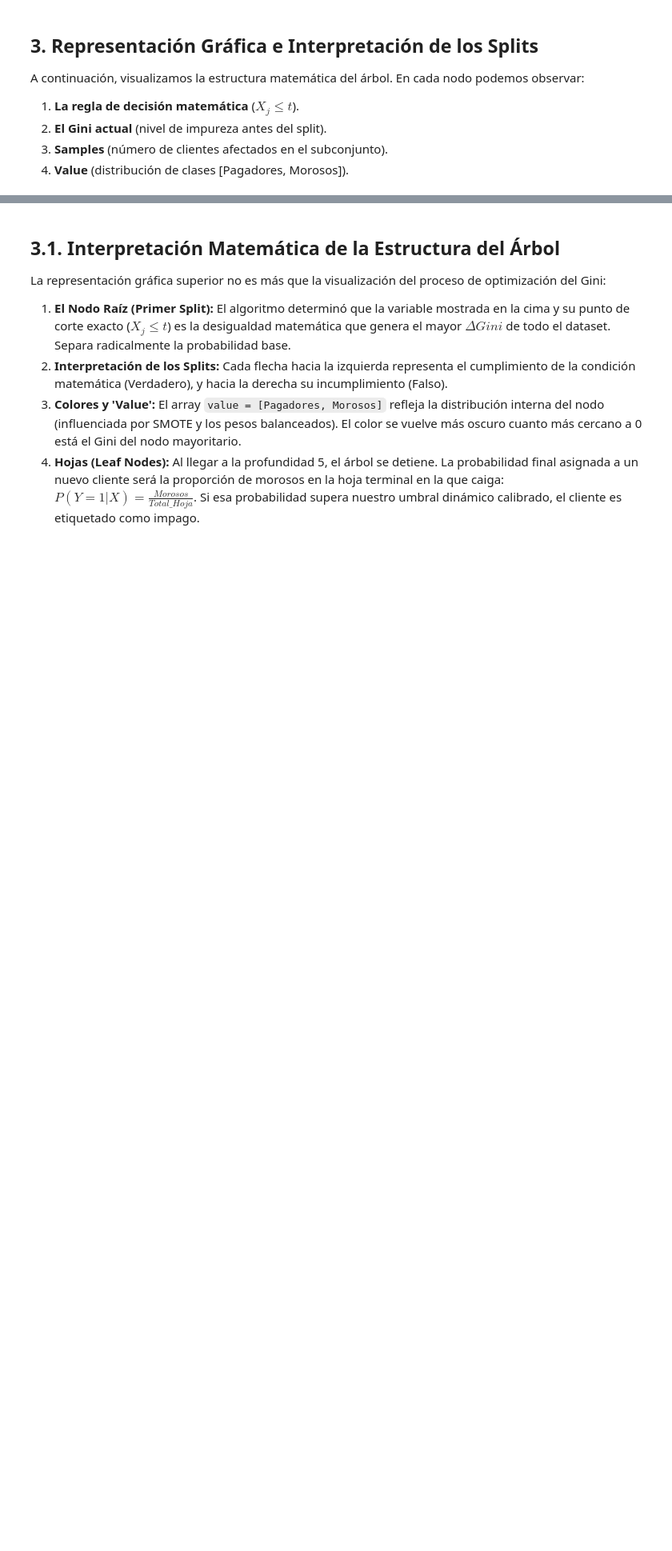
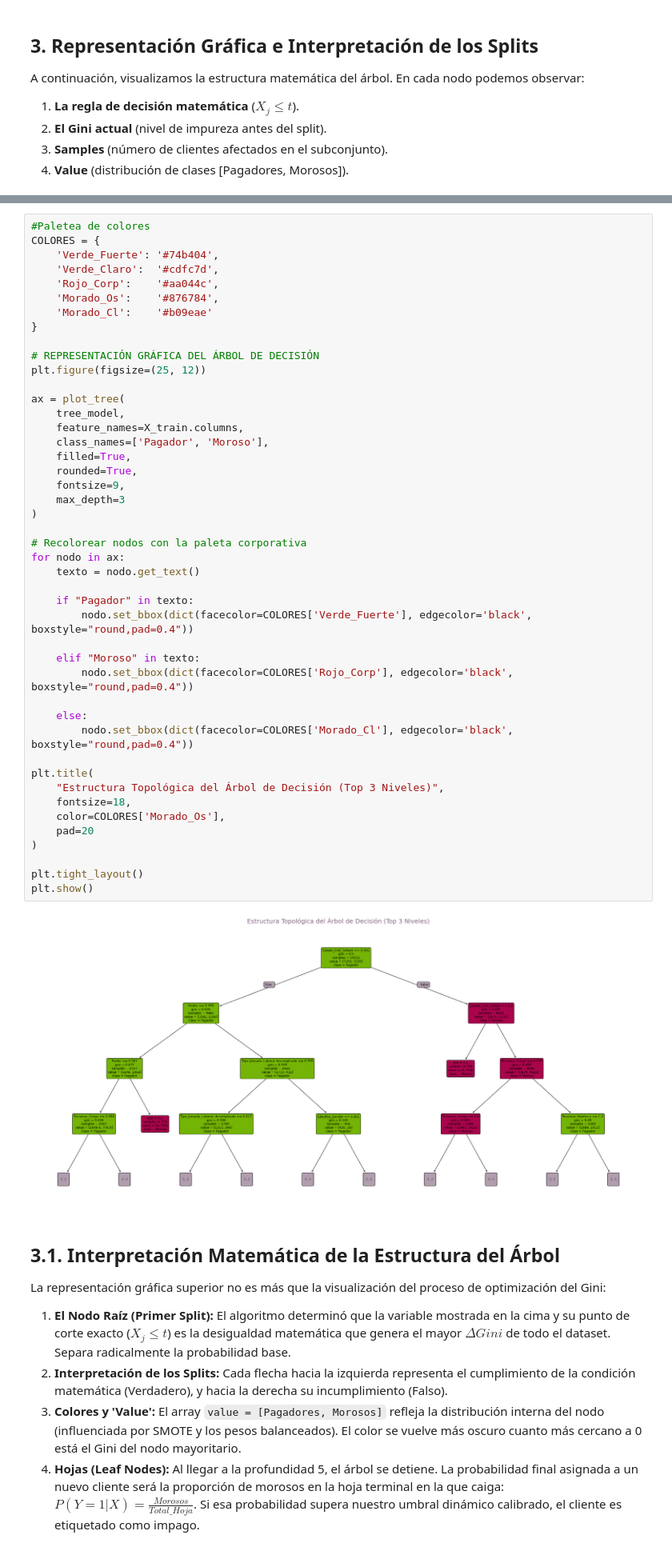
Before and after one commit to aketxx/Reto_07_Morado, a Jupyter notebook: Code/matematicas.ipynb, the cells around one changed output, grey strips where cells are left out. Shown at 80% size. Drawn from its saved outputs; the diff is of its cells as text; blank space fills up the shorter version.

Commit message:
Paleta colores mate

```diff
--- a/Code/matematicas.ipynb
+++ b/Code/matematicas.ipynb
@@ -346,3 +318,50 @@ plt.show()
+# %%
+#Paletea de colores
+COLORES = {
+    'Verde_Fuerte': '#74b404',
+    'Verde_Claro':  '#cdfc7d',
+    'Rojo_Corp':    '#aa044c',
+    'Morado_Os':    '#876784',
+    'Morado_Cl':    '#b09eae'
+}
+
+# REPRESENTACIÓN GRÁFICA DEL ÁRBOL DE DECISIÓN
+plt.figure(figsize=(25, 12))
+
+ax = plot_tree(
+    tree_model,
+    feature_names=X_train.columns,
+    class_names=['Pagador', 'Moroso'],
+    filled=True,
+    rounded=True,
+    fontsize=9,
+    max_depth=3
+)
+
+# Recolorear nodos con la paleta corporativa
+for nodo in ax:
+    texto = nodo.get_text()
+
+    if "Pagador" in texto:
+        nodo.set_bbox(dict(facecolor=COLORES['Verde_Fuerte'], edgecolor='black', boxstyle="round,pad=0.4"))
+
+    elif "Moroso" in texto:
+        nodo.set_bbox(dict(facecolor=COLORES['Rojo_Corp'], edgecolor='black', boxstyle="round,pad=0.4"))
+
+    else:
+        nodo.set_bbox(dict(facecolor=COLORES['Morado_Cl'], edgecolor='black', boxstyle="round,pad=0.4"))
+
+plt.title(
+    "Estructura Topológica del Árbol de Decisión (Top 3 Niveles)",
+    fontsize=18,
+    color=COLORES['Morado_Os'],
+    pad=20
+)
+
+plt.tight_layout()
+plt.show()
+# %% [output]
+[figure, added]
 # %% [markdown]
 ## 3.1. Interpretación Matemática de la Estructura del Árbol
 
```
Also changed, not shown: parts of 4 cells of this notebook.
